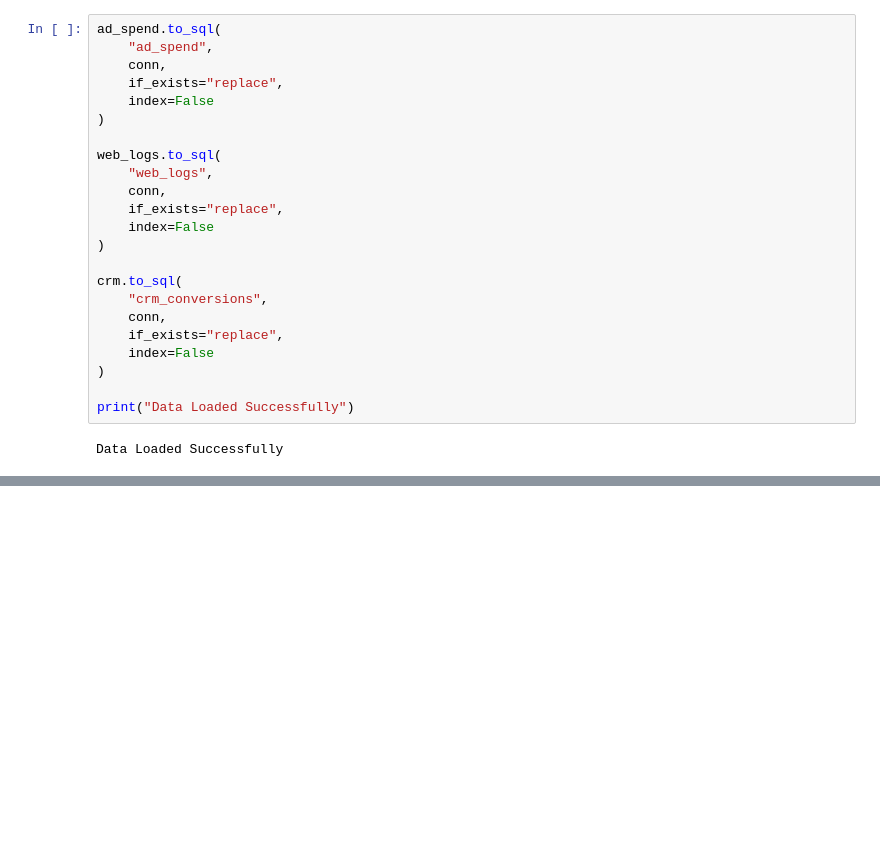
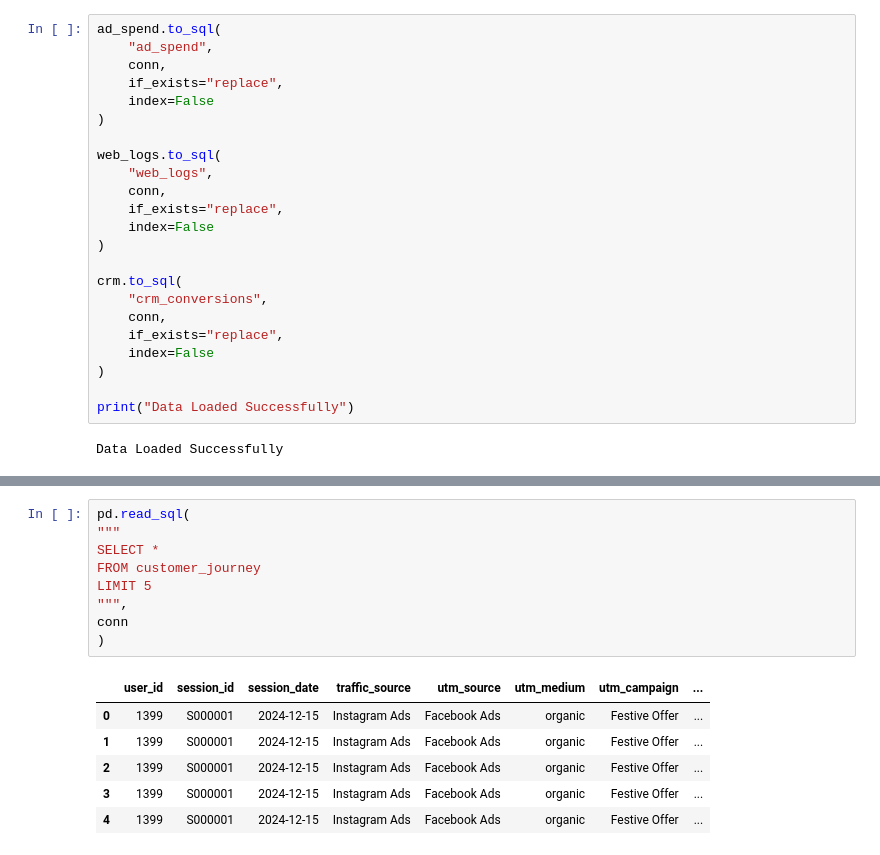
Before and after one commit to hitteshkharyal/Marketing-_ROI_Dashboard, a Jupyter notebook: project1.ipynb, the cells around one changed output, grey strips where cells are left out. Cells and saved outputs as stored; diff of their text form; blank space fills up the shorter version.

```diff
--- a/project1.ipynb
+++ b/project1.ipynb
@@ -1074,0 +1125,16 @@ Data Loaded Successfully
+# %%
+pd.read_sql(
+"""
+SELECT *
+FROM customer_journey
+LIMIT 5
+""",
+conn
+)
+# %% [output]
+|  | user_id | session_id | session_date | traffic_source | utm_source | utm_medium | utm_campaign | ... |
+| 0 | 1399 | S000001 | 2024-12-15 | Instagram Ads | Facebook Ads | organic | Festive Offer | ... |
+| 1 | 1399 | S000001 | 2024-12-15 | Instagram Ads | Facebook Ads | organic | Festive Offer | ... |
+| 2 | 1399 | S000001 | 2024-12-15 | Instagram Ads | Facebook Ads | organic | Festive Offer | ... |
+| 3 | 1399 | S000001 | 2024-12-15 | Instagram Ads | Facebook Ads | organic | Festive Offer | ... |
+| 4 | 1399 | S000001 | 2024-12-15 | Instagram Ads | Facebook Ads | organic | Festive Offer | ... |
```
Also changed, not shown: parts of 57 cells of this notebook, 1 other file.
